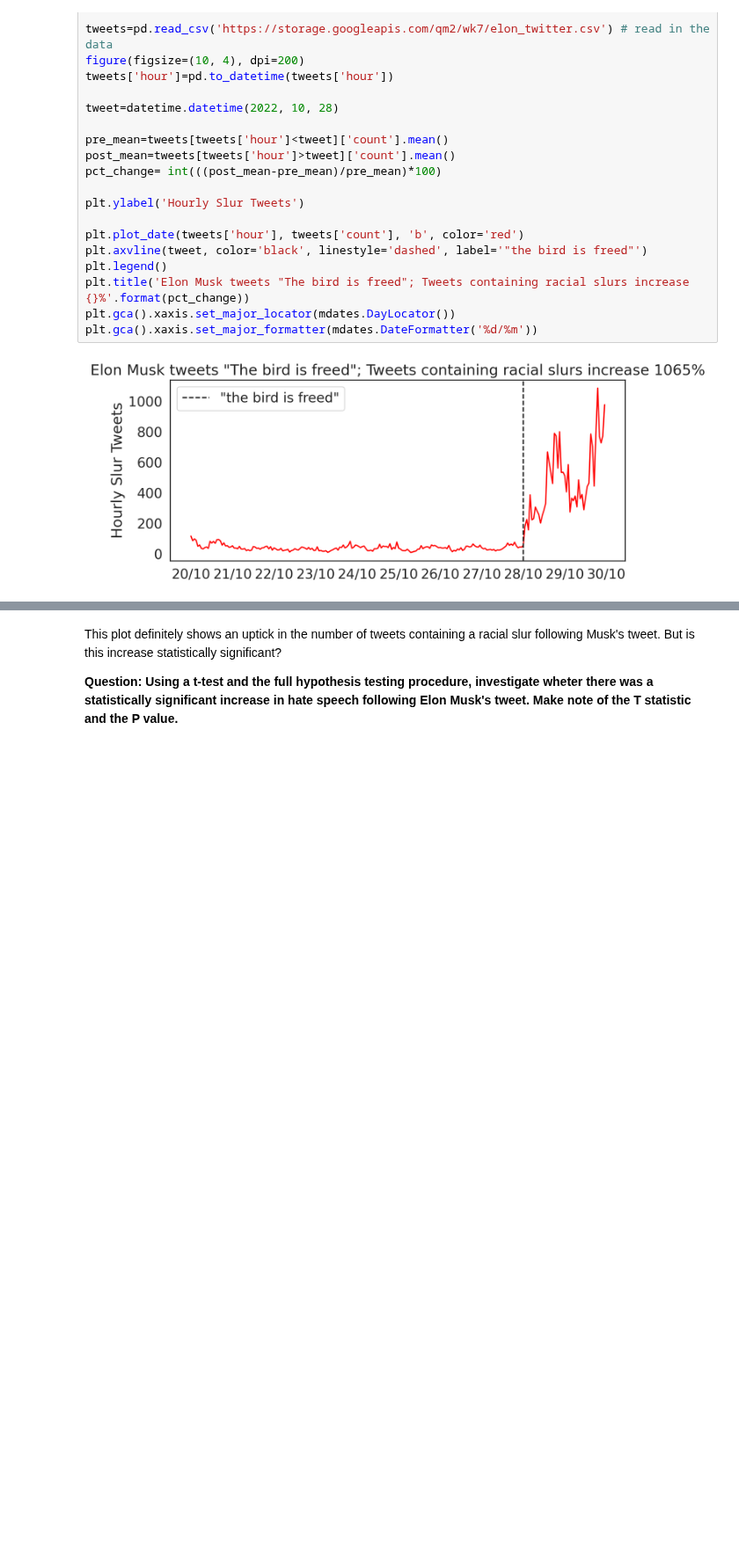
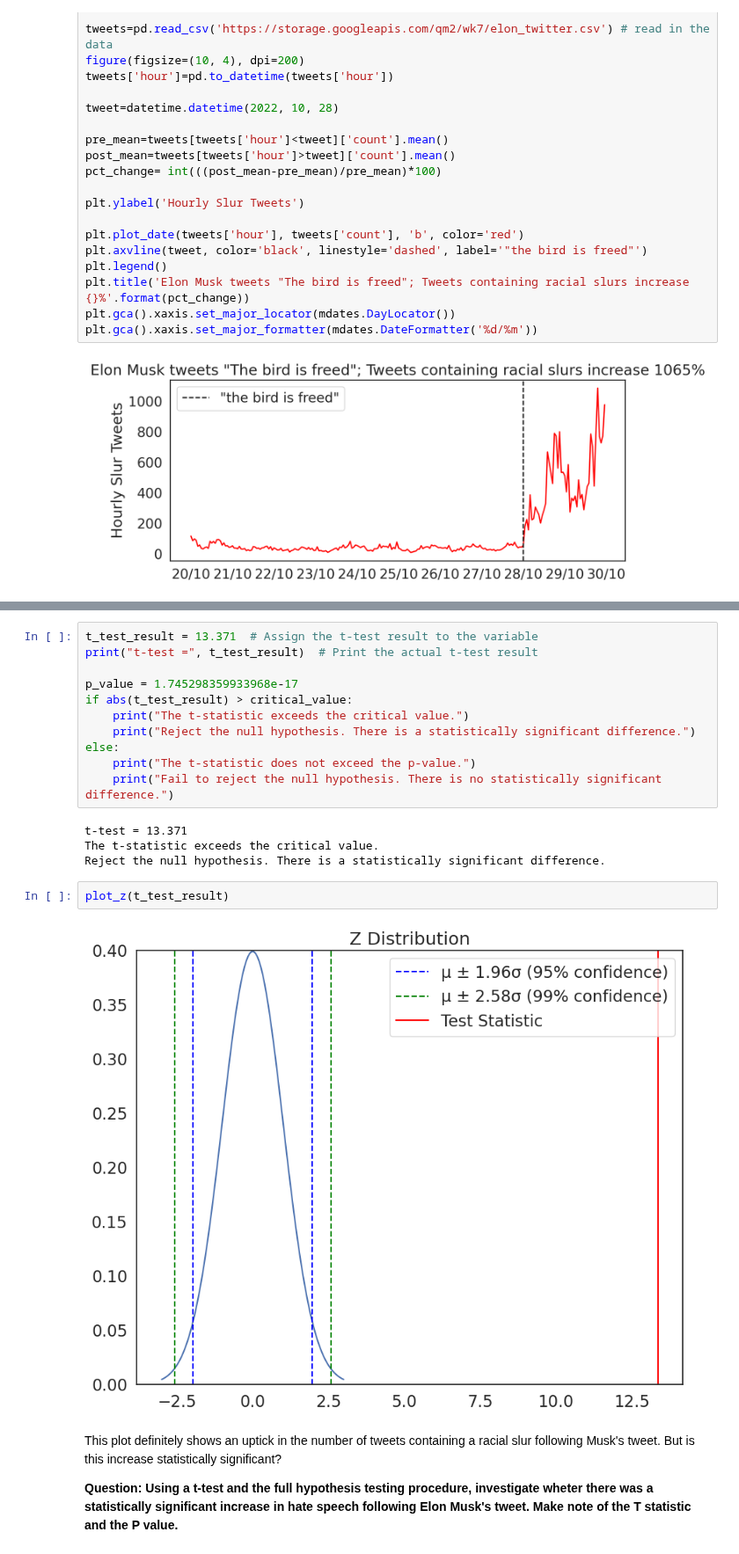
Before and after one commit to NoahGal-19/QM2, a Jupyter notebook: notebooks/W06. Hypothesis Testing.ipynb, the cells around one changed output, grey strips where cells are left out. Shown at 88% size. Drawn from its saved outputs; the diff is of its cells as text; blank space fills up the shorter version.

```diff
--- a/notebooks/W06. Hypothesis Testing.ipynb
+++ b/notebooks/W06. Hypothesis Testing.ipynb
@@ -318,3 +355,22 @@ plt.gca().xaxis.set_major_formatter(mdates.DateFormatter('%d/%m'))
+# %%
+t_test_result = 13.371  # Assign the t-test result to the variable
+print("t-test =", t_test_result)  # Print the actual t-test result
+
+p_value = 1.745298359933968e-17
+if abs(t_test_result) > critical_value:
+    print("The t-statistic exceeds the critical value.")
+    print("Reject the null hypothesis. There is a statistically significant difference.")
+else:
+    print("The t-statistic does not exceed the p-value.")
+    print("Fail to reject the null hypothesis. There is no statistically significant difference.")
+# %% [output]
+t-test = 13.371
+The t-statistic exceeds the critical value.
+Reject the null hypothesis. There is a statistically significant difference.
+# %%
+plot_z(t_test_result)
+# %% [output]
+[figure, added]
 # %% [markdown]
 This plot definitely shows an uptick in the number of tweets containing a racial slur following Musk's tweet. But is this increase statistically significant?
 
```
Also changed, not shown: parts of 13 cells of this notebook.
